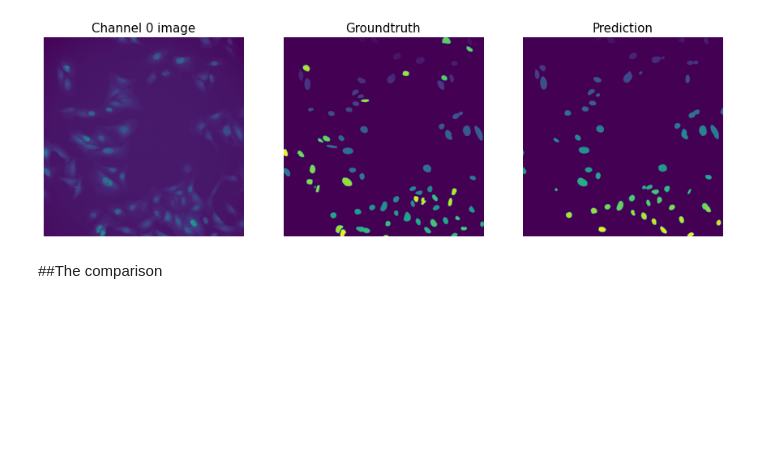
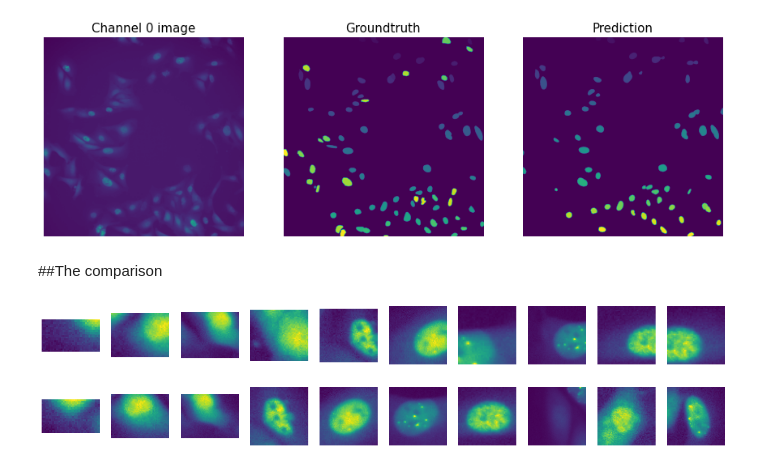
Before and after one commit to rzuberi/cell-SCT, a Jupyter notebook: Qualitative_comparison_of_masks.ipynb, the cells around one changed output. Saved outputs shown, nothing was run; the diff lists cells and outputs as text; code cells hidden in the pictures; blank space fills up the shorter version.

```diff
--- a/Qualitative_comparison_of_masks.ipynb
+++ b/Qualitative_comparison_of_masks.ipynb
@@ -206,16 +207,58 @@ def get_img_crops(img,list_of_coordinates):
 #Use the groundtruth mask and get the crop coordinates around cells
 
 seg = np.load('/content/nuclei_images_demo/nuclei_images_demo/Groundtruth_mask.npy', allow_pickle=True).item()
-groundtruth_mask = seg['masks'].squeeze()
+gt_mask = seg['masks'].squeeze()
 
-crop_coordinates = get_cell_crop_coordinates(groundtruth_mask)
-img_crops = get_img_crops(groundtruth_mask,crop_coordinates)
+crop_coordinates_gt = get_cell_crop_coordinates(gt_mask)
+img_crops = get_img_crops(gt_mask,crop_coordinates)
 # %%
 for img in img_crops:
   plt.imshow(img),plt.show()
 # %%
 #Visual comparison of plots
 #First column is the groundtruth cell crops, second column in the predicted cell crops, both made around the channel 0 image
+
+#Get the crops from the predicted mask
+seg = np.load('/content/nuclei_images_demo/nuclei_images_demo/Predicted_mask.npy', allow_pickle=True).item()
+pred_mask = seg['masks'].squeeze()
+crop_coordinates_pred = get_cell_crop_coordinates(pred_mask)
+
+#Display these first 5 crops on the channel 0 image
+chan0_img = np.array(Image.open('/content/nuclei_images_demo/nuclei_images_demo/C0_Image.tiff'))
+img_crops_chan0_pred = get_img_crops(chan0_img,crop_coordinates_pred)
+
+
+#Get the crops from the groundtruth mask
+crop_coordinates_gt = get_cell_crop_coordinates(gt_mask)
+img_crops_chan0_gt = get_img_crops(chan0_img,crop_coordinates_gt)
+# %%
+num_imgs_to_show = 10
+
+#Predicted crops of first 5 cell nucleis on channel 0 image
+plt.figure(figsize=(24,24))
+plt.title('Prediction')
+for i in range(num_imgs_to_show):
+  plt.subplot(1,num_imgs_to_show,i+1)
+  plt.imshow(img_crops_chan0_pred[i])
+  plt.axis('off')
+plt.show()
+
+#Groundtruth crops of first 5 cell nucleis of channel 0 image
+
+plt.figure(figsize=(24,24))
+#plt.suptitle('Groundtruth')
+plt.ylabel("Calorie Burnage")
+for i in range(num_imgs_to_show):
+  plt.subplot(1,num_imgs_to_show,i+1)
+  plt.imshow(img_crops_chan0_gt[i])
+  plt.axis('off')
+plt.show()
+
+#Would need to find a technique to match up these images together since they are not the same predictions
+#As in, some kind of indexing needs to be done
+# %% [output]
+[figure, added]
+[figure, added]
 # %%
 #Have to compare the number of ROIs as they may not be the same, which means certain groundtruth cells may not have been predicted
 #The other way around works too where the predictions may have detected cells (correctly or not) that are not actually cells
```
Also changed, not shown: parts of 1 cell of this notebook.
